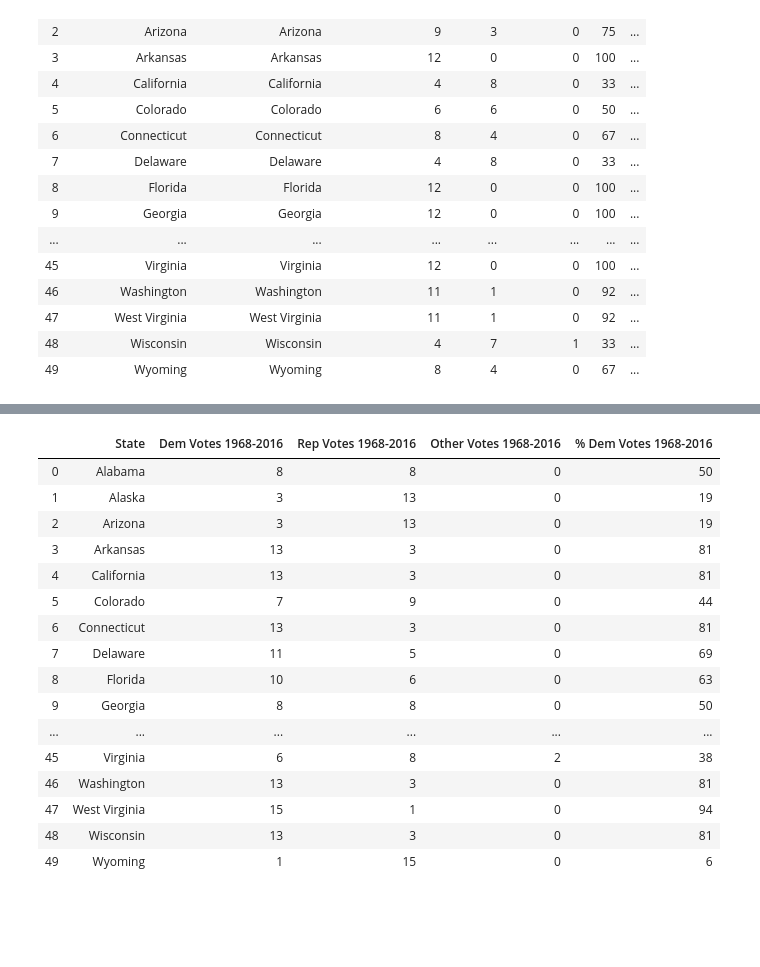
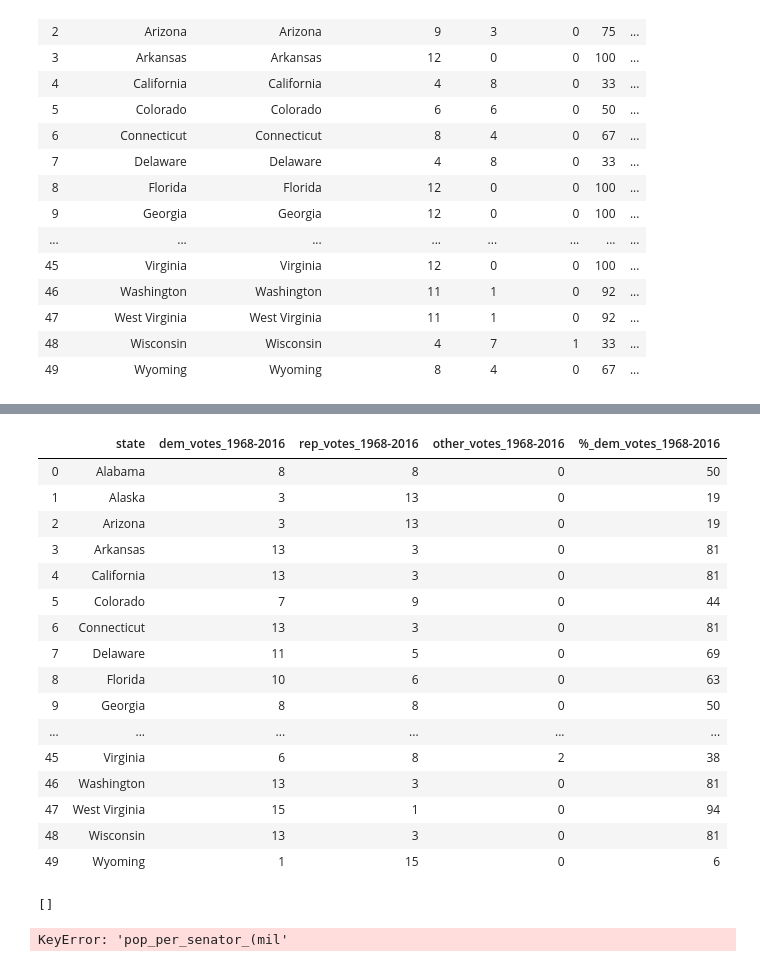
Before and after one commit to jmrafferty/US-Representation-Project, a Jupyter notebook: Representation/Represention.ipynb, the cells around one changed output, grey strips where cells are left out. Cells and saved outputs as stored; diff of their text form; code cells hidden in the pictures; blank space fills up the shorter version.

```diff
--- a/Representation/Represention.ipynb
+++ b/Representation/Represention.ipynb
@@ -365,26 +366,26 @@ elect_df
 | 47 | West Virginia | 11 | 1 | 0 | 92 | ... |
 | 48 | Wisconsin | 4 | 7 | 1 | 33 | ... |
 | 49 | Wyoming | 8 | 4 | 0 | 67 | ... |
-# %%
-elect_df = elect_df[["State", "Dem Votes 1968-2016", "Rep Votes 1968-2016",
-                    "Other Votes 1968-2016", "% Dem Votes 1968-2016"]]
-
-elect_df
-# %% [output]
-|  | State | Dem Votes 1968-2016 | Rep Votes 1968-2016 | Other Votes 1968-2016 | % Dem Votes 1968-2016 |
-| 0 | Alabama | 8 | 8 | 0 | 50 |
-| 1 | Alaska | 3 | 13 | 0 | 19 |
-| 2 | Arizona | 3 | 13 | 0 | 19 |
-| 3 | Arkansas | 13 | 3 | 0 | 81 |
-| 4 | California | 13 | 3 | 0 | 81 |
-| 5 | Colorado | 7 | 9 | 0 | 44 |
-| 6 | Connecticut | 13 | 3 | 0 | 81 |
-| 7 | Delaware | 11 | 5 | 0 | 69 |
-| 8 | Florida | 10 | 6 | 0 | 63 |
-| 9 | Georgia | 8 | 8 | 0 | 50 |
-| ... | ... | ... | ... | ... | ... |
-| 45 | Virginia | 6 | 8 | 2 | 38 |
-| 46 | Washington | 13 | 3 | 0 | 81 |
-| 47 | West Virginia | 15 | 1 | 0 | 94 |
-| 48 | Wisconsin | 13 | 3 | 0 | 81 |
-| 49 | Wyoming | 1 | 15 | 0 | 6 |
+# %%
+elect_df = elect_df[["state", "dem_votes_1968-2016", "rep_votes_1968-2016",
+                    "other_votes_1968-2016", "%_dem_votes_1968-2016"]]
+
+elect_df
+# %% [output]
+|  | state | dem_votes_1968-2016 | rep_votes_1968-2016 | other_votes_1968-2016 | %_dem_votes_1968-2016 |
+| 0 | Alabama | 8 | 8 | 0 | 50 |
+| 1 | Alaska | 3 | 13 | 0 | 19 |
+| 2 | Arizona | 3 | 13 | 0 | 19 |
+| 3 | Arkansas | 13 | 3 | 0 | 81 |
+| 4 | California | 13 | 3 | 0 | 81 |
+| 5 | Colorado | 7 | 9 | 0 | 44 |
+| 6 | Connecticut | 13 | 3 | 0 | 81 |
+| 7 | Delaware | 11 | 5 | 0 | 69 |
+| 8 | Florida | 10 | 6 | 0 | 63 |
+| 9 | Georgia | 8 | 8 | 0 | 50 |
+| ... | ... | ... | ... | ... | ... |
+| 45 | Virginia | 6 | 8 | 2 | 38 |
+| 46 | Washington | 13 | 3 | 0 | 81 |
+| 47 | West Virginia | 15 | 1 | 0 | 94 |
+| 48 | Wisconsin | 13 | 3 | 0 | 81 |
+| 49 | Wyoming | 1 | 15 | 0 | 6 |
@@ -391,3 +400,19 @@ elect_df
+# %%
+postgresStr = "postgresql://postgres:password@localhost:5433/representation_db"
+engine = create_engine(postgresStr)
+conn = engine.connect()
+
+print(engine.table_names())
+# %% [output]
+[]
+# %%
+representation_df.to_sql('representation', conn)
+funding_df.to_sql('funding', conn)
+elect_df.to_sql('elections', conn)
+
+print('Success')
+# %% [output]
+KeyError: 'pop_per_senator_(mil'
 # %%
 # Python SQL toolkit and Object Relational Mapper
 #import sqlalchemy
```
Also changed, not shown: parts of 5 cells of this notebook.
